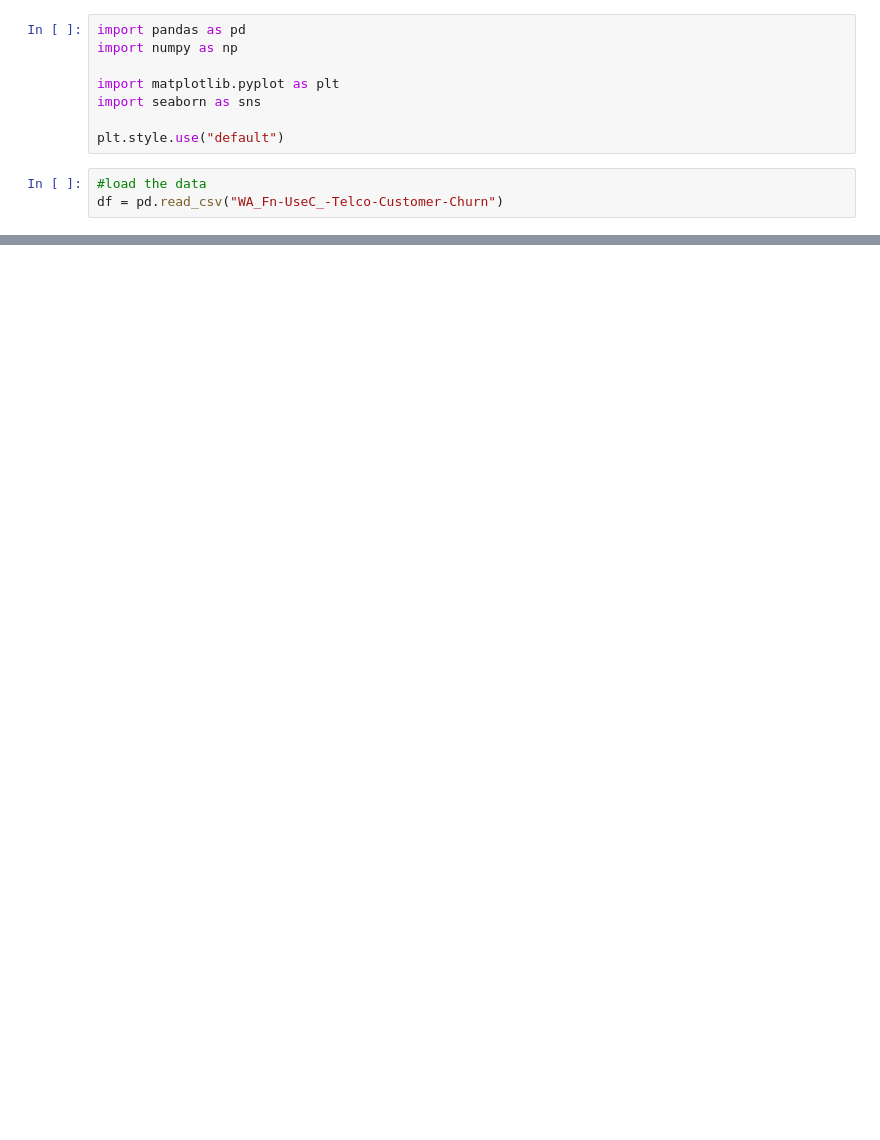
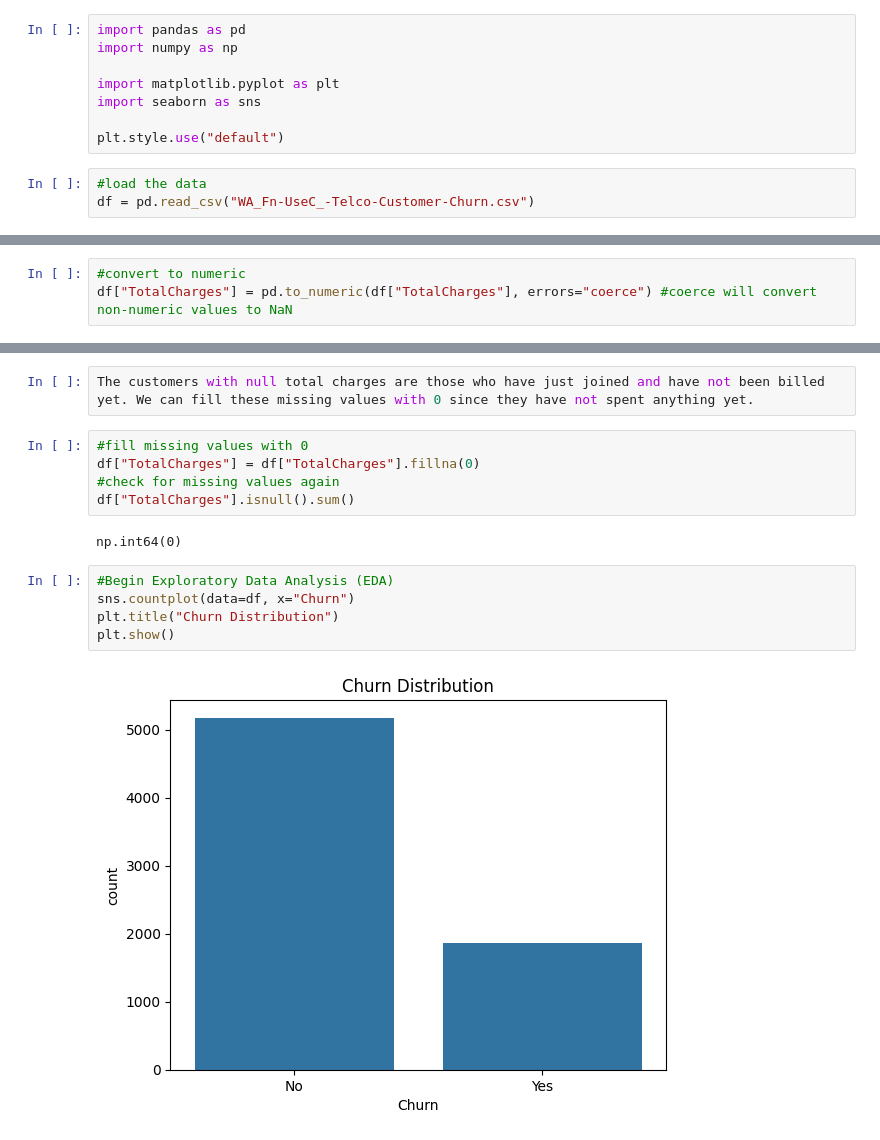
Before and after one commit to jblaibel/data_portfolio, a Jupyter notebook: churn_analysis/churn_analysis.ipynb, the cells around one changed output, grey strips where cells are left out. Saved outputs shown, nothing was run; the diff lists cells and outputs as text; blank space fills up the shorter version.

```diff
--- a/churn_analysis/churn_analysis.ipynb
+++ b/churn_analysis/churn_analysis.ipynb
@@ -8,4 +8,4 @@ import seaborn as sns
 plt.style.use("default")
 # %%
 #load the data
-df = pd.read_csv("WA_Fn-UseC_-Telco-Customer-Churn")
+df = pd.read_csv("WA_Fn-UseC_-Telco-Customer-Churn.csv")
@@ -13,0 +64,3 @@ FileNotFoundError: [Errno 2] No such file or directory: 'WA_Fn-UseC_-Telco-Custo
+# %%
+#convert to numeric
+df["TotalCharges"] = pd.to_numeric(df["TotalCharges"], errors="coerce") #coerce will convert non-numeric values to NaN
@@ -13,0 +107,16 @@ FileNotFoundError: [Errno 2] No such file or directory: 'WA_Fn-UseC_-Telco-Custo
+# %%
+The customers with null total charges are those who have just joined and have not been billed yet. We can fill these missing values with 0 since they have not spent anything yet.
+# %%
+#fill missing values with 0
+df["TotalCharges"] = df["TotalCharges"].fillna(0)
+#check for missing values again
+df["TotalCharges"].isnull().sum()
+# %% [output]
+np.int64(0)
+# %%
+#Begin Exploratory Data Analysis (EDA)
+sns.countplot(data=df, x="Churn")
+plt.title("Churn Distribution")
+plt.show()
+# %% [output]
+[figure, added]
```
Also changed, not shown: parts of 13 cells of this notebook.
